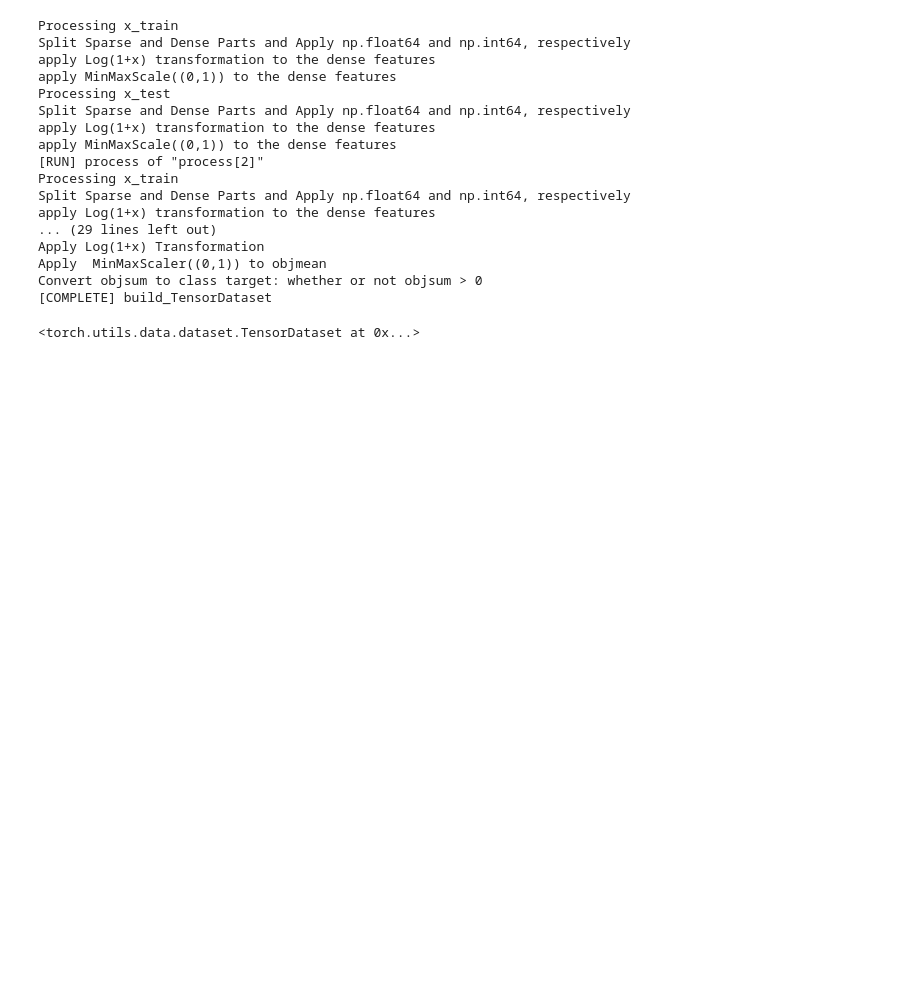
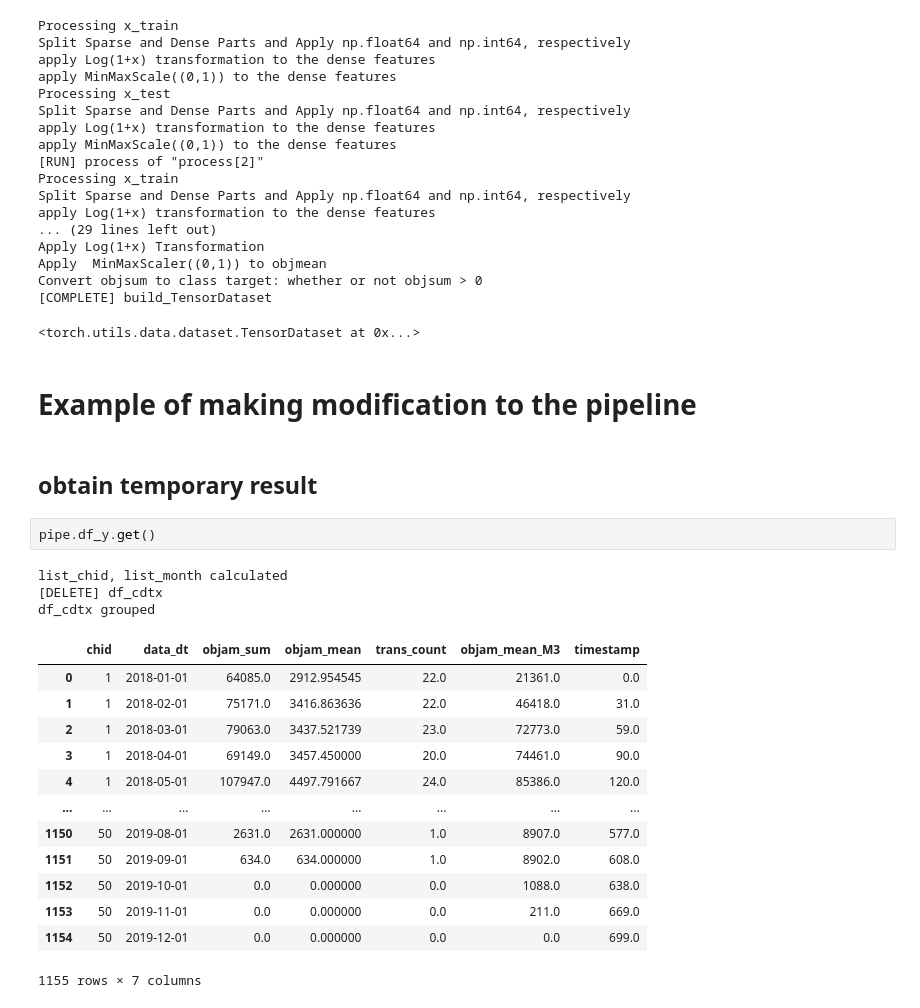
Before and after one commit to justinyeh1995/edu_framework, a Jupyter notebook: DesignNewPreprocessModule.ipynb, the cells around one changed output. Cells and saved outputs as stored; diff of their text form; blank space fills up the shorter version.

```diff
--- a/DesignNewPreprocessModule.ipynb
+++ b/DesignNewPreprocessModule.ipynb
@@ -109,3 +111,26 @@ Apply  MinMaxScaler((0,1)) to objmean
 Convert objsum to class target: whether or not objsum > 0
 [COMPLETE] build_TensorDataset
 <torch.utils.data.dataset.TensorDataset at 0x...>
+# %% [markdown]
+# Example of making modification to the pipeline
+# %% [markdown]
+## obtain temporary result
+# %%
+pipe.df_y.get()
+# %% [output]
+list_chid, list_month calculated
+[DELETE] df_cdtx
+df_cdtx grouped
+|  | chid | data_dt | objam_sum | objam_mean | trans_count | objam_mean_M3 | timestamp |
+| 0 | 1 | 2018-01-01 | 64085.0 | 2912.954545 | 22.0 | 21361.0 | 0.0 |
+| 1 | 1 | 2018-02-01 | 75171.0 | 3416.863636 | 22.0 | 46418.0 | 31.0 |
+| 2 | 1 | 2018-03-01 | 79063.0 | 3437.521739 | 23.0 | 72773.0 | 59.0 |
+| 3 | 1 | 2018-04-01 | 69149.0 | 3457.450000 | 20.0 | 74461.0 | 90.0 |
+| 4 | 1 | 2018-05-01 | 107947.0 | 4497.791667 | 24.0 | 85386.0 | 120.0 |
+| ... | ... | ... | ... | ... | ... | ... | ... |
+| 1150 | 50 | 2019-08-01 | 2631.0 | 2631.000000 | 1.0 | 8907.0 | 577.0 |
+| 1151 | 50 | 2019-09-01 | 634.0 | 634.000000 | 1.0 | 8902.0 | 608.0 |
+| 1152 | 50 | 2019-10-01 | 0.0 | 0.000000 | 0.0 | 1088.0 | 638.0 |
+| 1153 | 50 | 2019-11-01 | 0.0 | 0.000000 | 0.0 | 211.0 | 669.0 |
+| 1154 | 50 | 2019-12-01 | 0.0 | 0.000000 | 0.0 | 0.0 | 699.0 |
+1155 rows × 7 columns
```
Also changed, not shown: parts of 3 cells of this notebook.
